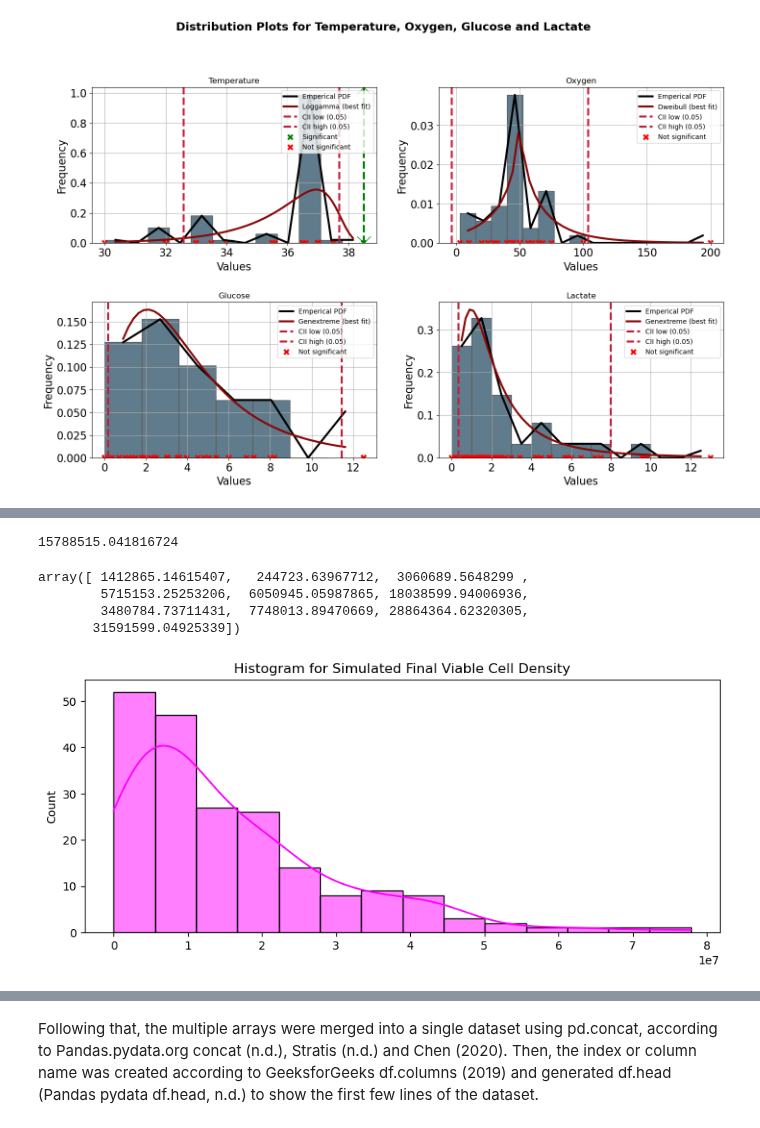
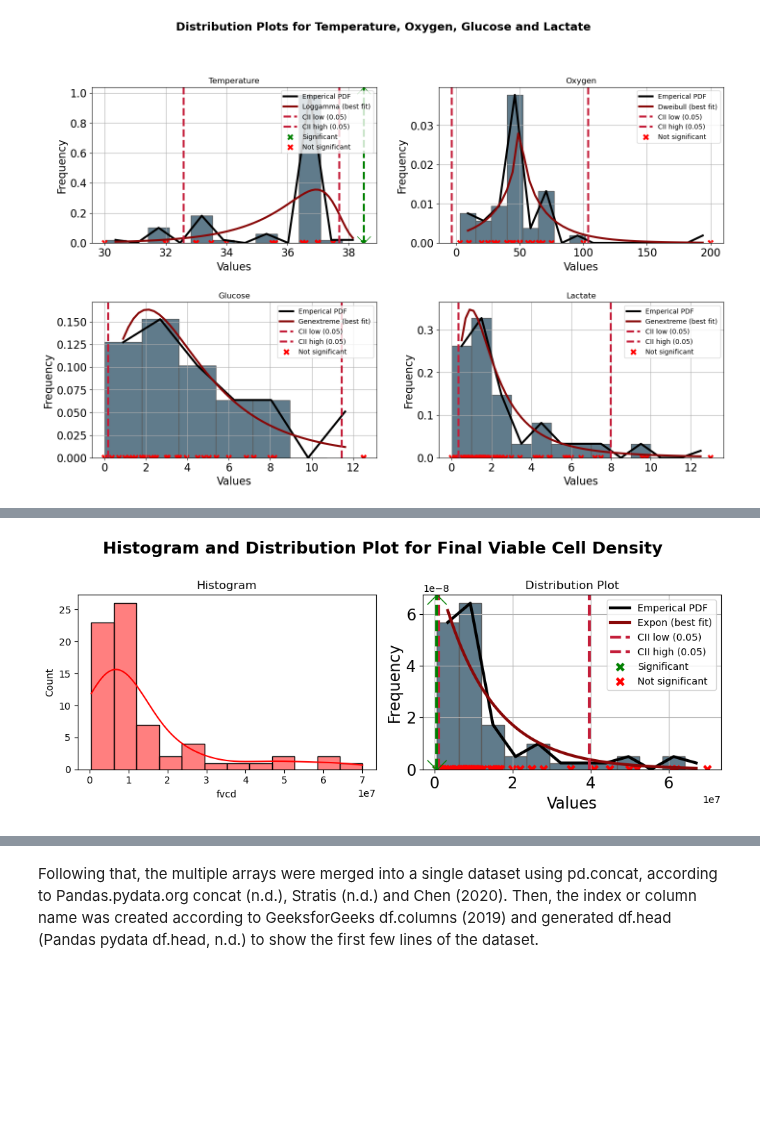
Before and after one commit to nurbujang/1progdaw23, a Jupyter notebook: project1.ipynb, the cells around one changed output, grey strips where cells are left out. Cells and saved outputs as stored; diff of their text form; code cells hidden in the pictures; blank space fills up the shorter version.

```diff
--- a/project1.ipynb
+++ b/project1.ipynb
@@ -583,23 +393,24 @@ Scipy.stats.expon (n.d.) requires loc and scale to model column final viable cel
-# %%
-# dists['fvcd']['fit'].model
-
-df['fvcd'].std()
-# %% [output]
-15788515.041816724
-# %%
-fvcde=np.random.exponential(scale=15788515.041816724, size=200)
-
-fvcde[:10] # display the first 10 elements
-# %% [output]
-array([ 1412865.14615407,   244723.63967712,  3060689.5648299 ,
-        5715153.25253206,  6050945.05987865, 18038599.94006936,
-        3480784.73711431,  7748013.89470669, 28864364.62320305,
-       31591599.04925339])
-# %%
-# For the dependent variable fvcd:
-fig, axs = plt.subplots(figsize=[10, 4])
-
-sns.histplot(data=fvcde, kde=True, color='magenta', label='Data' )
-axs.set_title('Histogram for Simulated Final Viable Cell Density');
-# %% [output]
-[figure, removed]
+# %%
+# For the dependent variable, fvcd:
+
+# create multiple subplots with 1 row and 2 columns
+fig, axs = plt.subplots(1, 2, figsize=[10, 4])
+
+fig.suptitle('Histogram and Distribution Plot for Final Viable Cell Density',
+             y=1.01, fontweight='bold', size=17)
+
+sns.histplot(df['fvcd'],
+             kde=True, color='red', label='Data',
+             ax=axs[0]
+             )
+
+axs[0].set_title('Histogram')
+
+dists['fvcd']['fit'].plot(ax=axs[1])
+axs[1].set_title('Distribution Plot')
+
+fig.tight_layout()
+
+plt.show();
+# %% [output]
+[figure, added]
```
Also changed, not shown: parts of 67 cells of this notebook, 2 other files.
